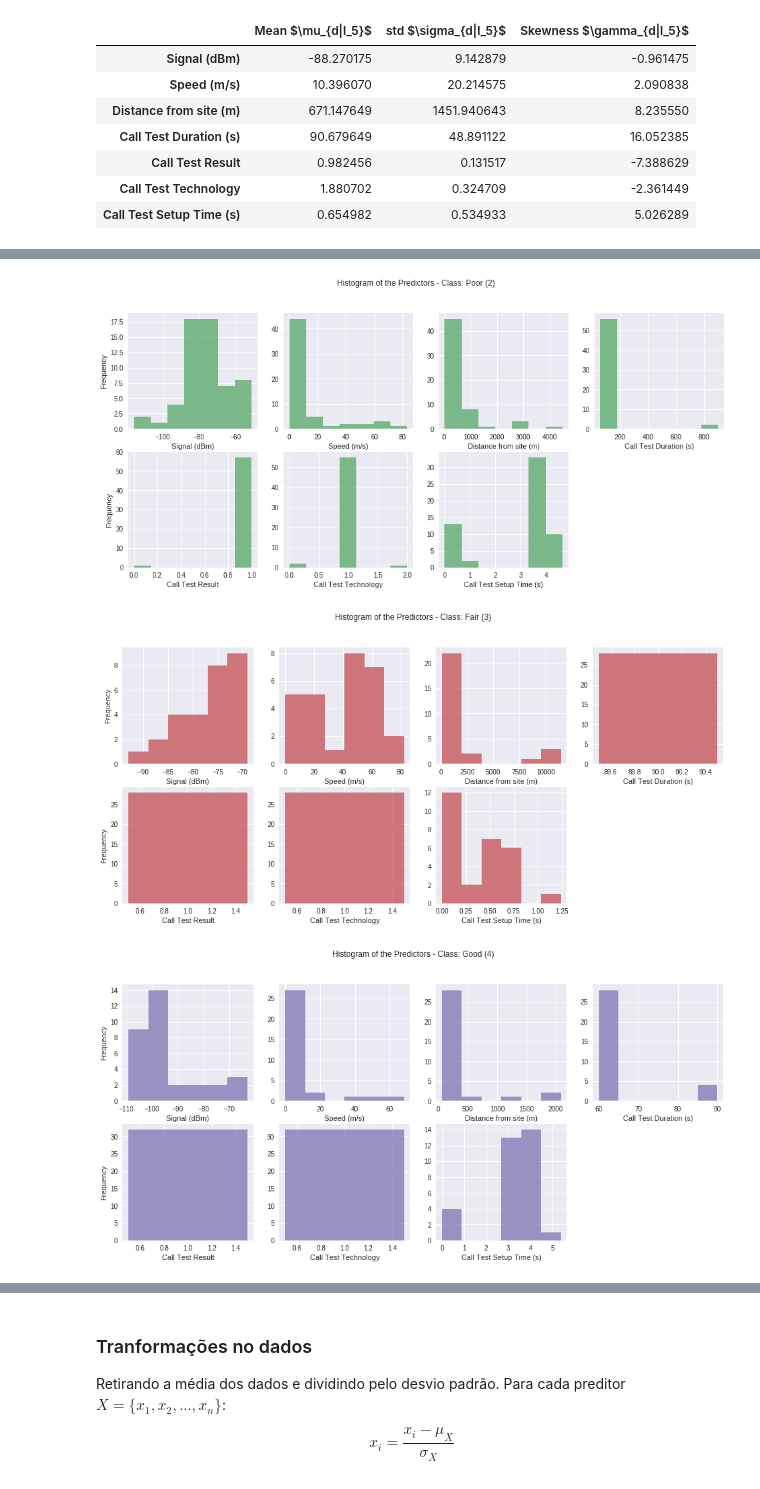
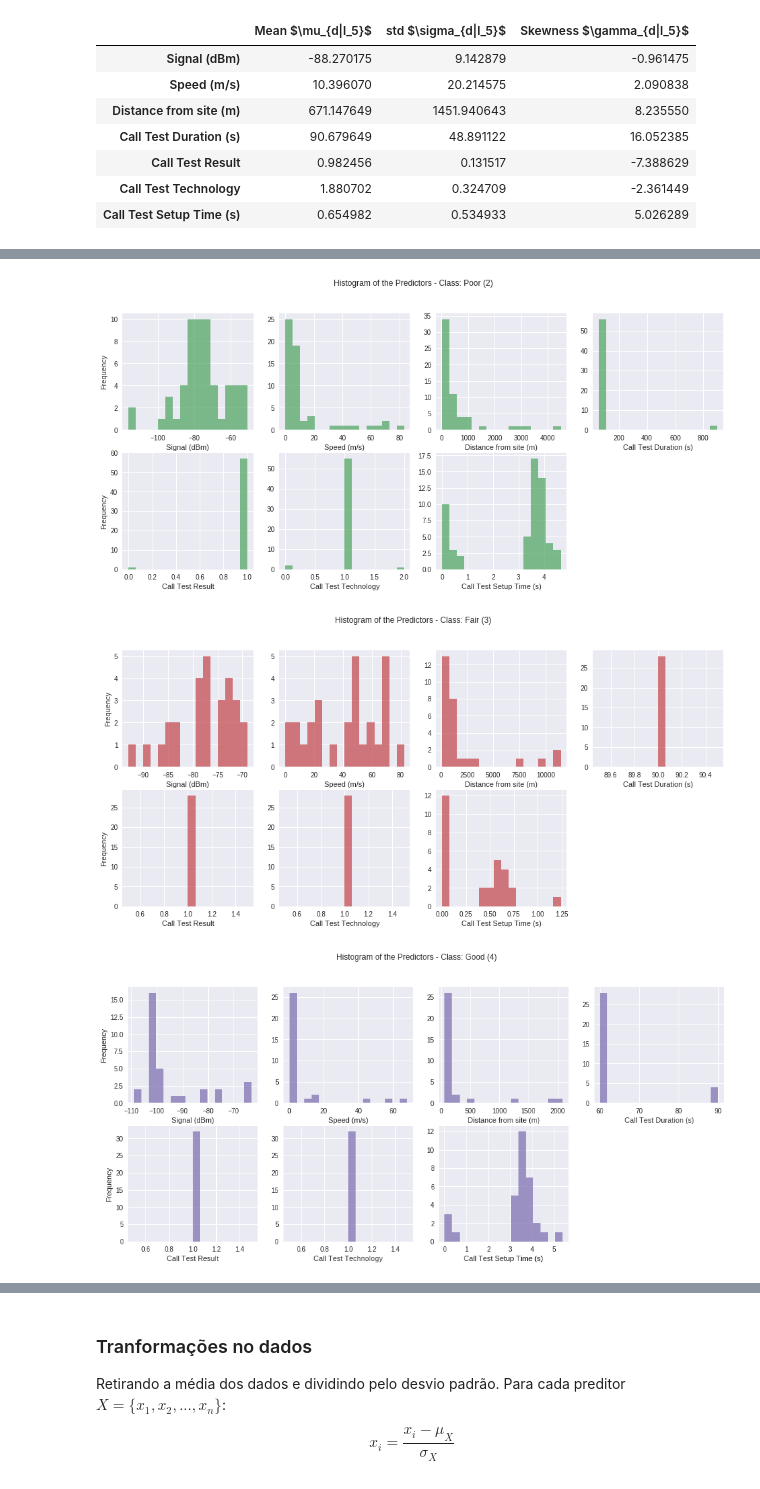
Before and after one commit to ezequiasjunior/ica2019.2, a Jupyter notebook: data_preprocessing.ipynb, the cells around one changed output, grey strips where cells are left out. Drawn from its saved outputs; the diff is of its cells as text; code cells hidden in the pictures.

Commit message:
fix scatterplot

```diff
--- a/data_preprocessing.ipynb
+++ b/data_preprocessing.ipynb
@@ -218,7 +218,7 @@ for i in range(0, 7):
     ax[i].set_xlabel(datahw01.columns[i])
     ax[0].set_ylabel('Frequency')
     ax[4].set_ylabel('Frequency')
-    ax[i].hist(datahw01.iloc[:, i], bins='sturges', alpha=.75)
+    ax[i].hist(datahw01.iloc[:, i], bins=16, alpha=.75)
 fig.delaxes(ax[7])
 plt.savefig('hw01-figs/hist_data.pdf')
 # %% [output]
@@ -297,7 +297,7 @@ for j in cls.indices:
         ax[i].set_xlabel(cls.get_group(int(j)).columns[i])
         ax[0].set_ylabel('Frequency')
         ax[4].set_ylabel('Frequency')
-        ax[i].hist(cls.get_group(j).iloc[:, i], bins='sturges', color=color[int(j)-1], alpha=.75)
+        ax[i].hist(cls.get_group(j).iloc[:, i], bins=16, color=color[int(j)-1], alpha=.75)
     fig.delaxes(ax[7])
     plt.savefig(f'hw01-figs/hist_C{int(j)}.pdf')
 # %% [output]
@@ -305,3 +305,3 @@ for j in cls.indices:
-[figure, old version]
+[figure, new version]
-[figure, old version]
+[figure, new version]
-[figure, old version]
+[figure, new version]
```
Also changed, not shown: parts of 5 cells of this notebook, 17 other files.
